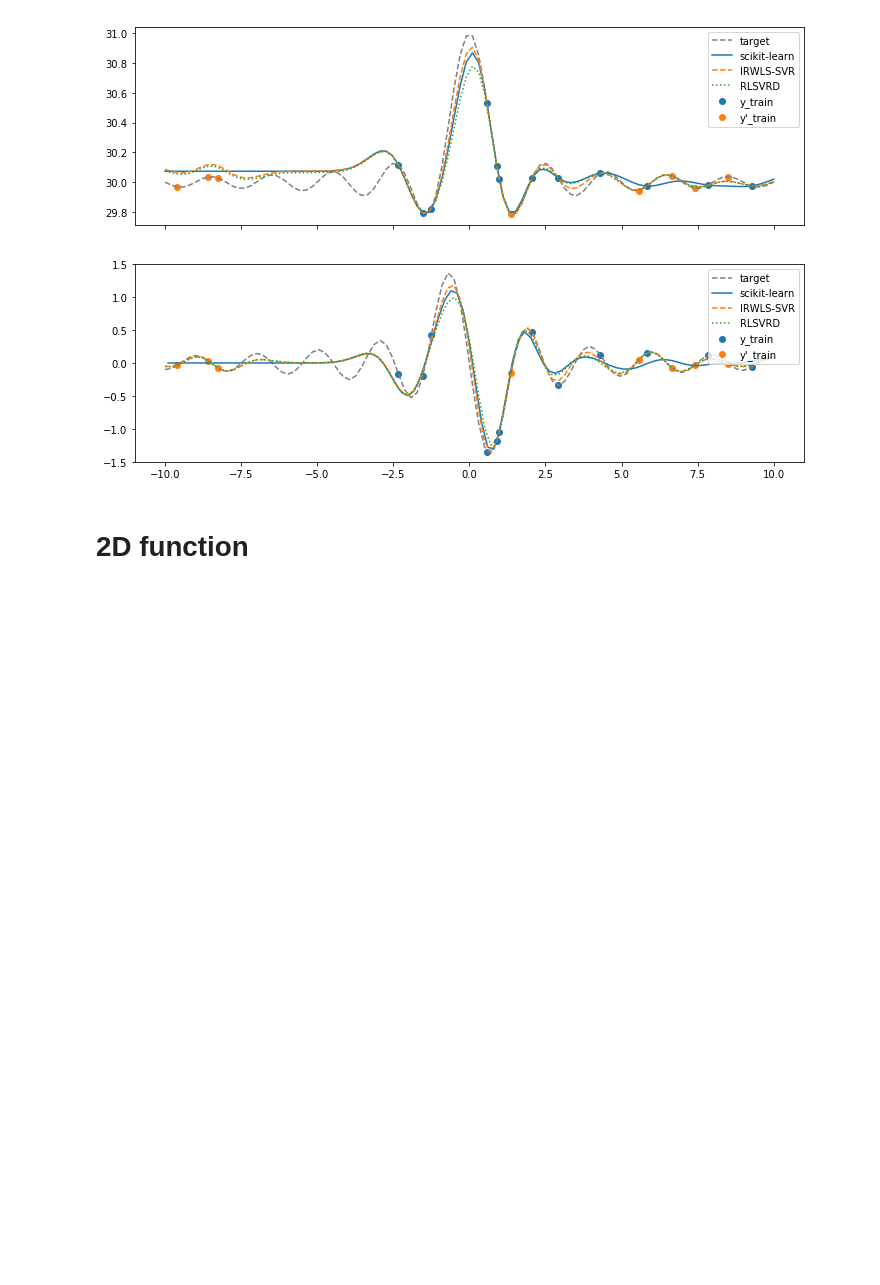
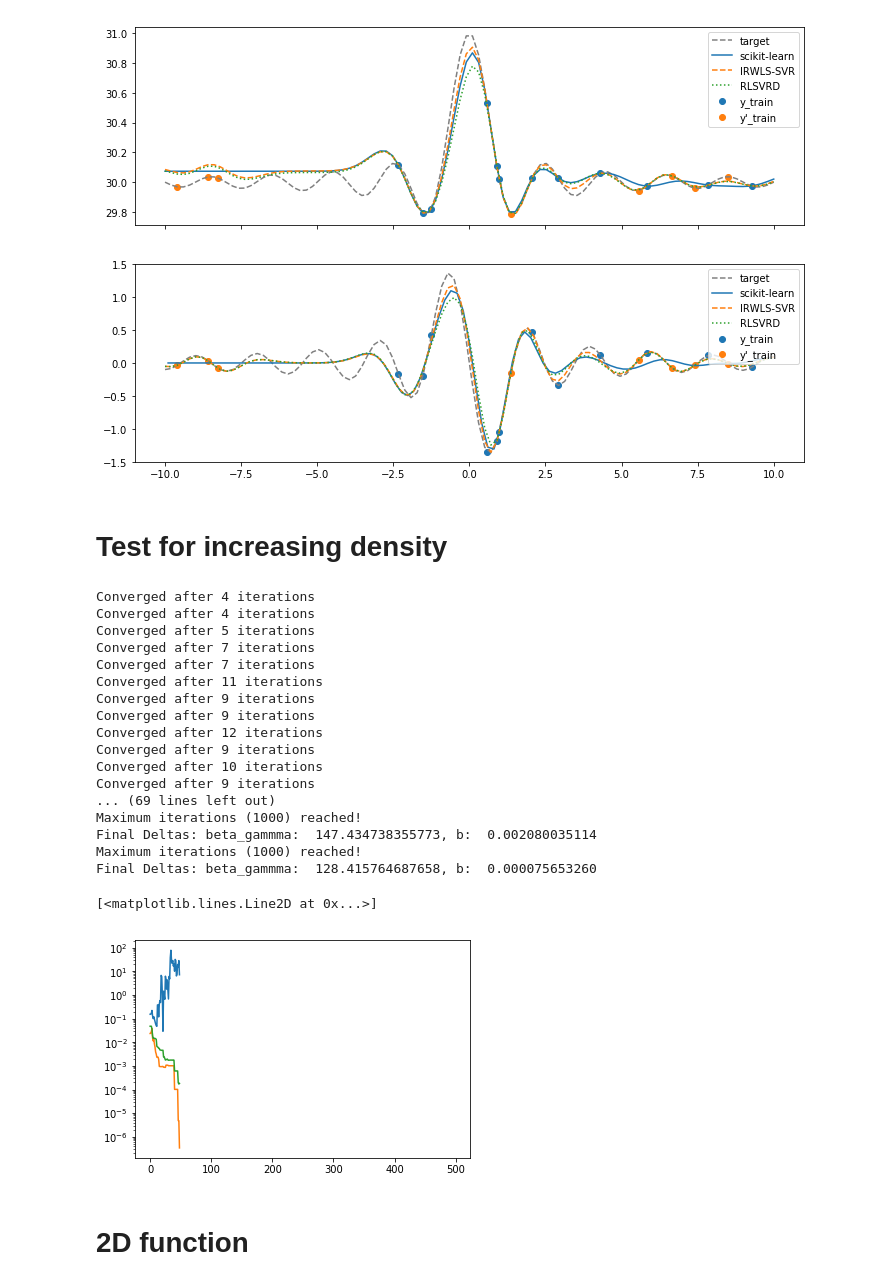
Before and after one commit to ralf-meyer/MLDerivs, a Jupyter notebook: example.ipynb, the cells around one changed output. Cells and saved outputs as stored; diff of their text form; code cells hidden in the pictures; blank space fills up the shorter version.

Commit message:
Additional test

```diff
--- a/example.ipynb
+++ b/example.ipynb
@@ -57,6 +57,73 @@ ax1.legend(loc = 1)
 # %% [output]
 <matplotlib.legend.Legend at 0x...>
 [figure]
+# %% [markdown]
+# Test for increasing density
+# %%
+def f(x):
+    return 30 + np.sin(np.pi*x)/(np.pi*x)
+def f_prime(x):
+    return  (np.pi*x*np.cos(np.pi*x)-np.sin(np.pi*x))/x**2/np.pi
+
+np.random.seed(0)
+x_train = np.random.uniform(size = (500, 1), low = -10.0, high = 10.0)
+x_prime_train = x_train#np.random.uniform(size = (8, 1), low = -10.0, high = 10.0)
+y_train = f(x_train[:,0])
+y_prime_train = f_prime(x_prime_train)
+# %%
+C1 = 10.0**2
+C2 = 10.0**2
+epsilon = 0.001
+
+IRWLS = IRWLS_SVR(C1 = C1, C2 = C2, epsilon = epsilon, gamma = 1.0)
+RLSVRD = RLSVRD_regressor(C1 = C1, C2 = C2, gamma = 1.0, method = 1)
+sk_svr = SVR(C = C1, epsilon = epsilon, gamma = 1.0)
+x_test = np.linspace(-10.0, 10.0, 2000).reshape((-1,1))
+y_test = f(x_test).ravel()
+irwls_error = np.zeros(len(x_train)-1)
+rlsvrd_error = np.zeros(len(x_train)-1)
+sk_svr_error = np.zeros(len(x_train)-1)
+
+for i in range(1, 50):
+    IRWLS.fit(x_train[:i, :], y_train[:i], x_prime_train[:i,:], y_prime_train[:i,:])
+    RLSVRD.fit(x_train[:i, :], y_train[:i], x_prime_train[:i,:], y_prime_train[:i,:])
+    sk_svr.fit(x_train[:i, :], y_train[:i])
+    irwls_error[i-1] = np.sqrt(np.mean((IRWLS.predict(x_test) - y_test)**2))
+    rlsvrd_error[i-1] = np.mean((RLSVRD.predict(x_test) - y_test)**2)
+    sk_svr_error[i-1] = np.mean((sk_svr.predict(x_test) - y_test)**2)
+    #plt.figure()
+    #plt.plot(x_test, y_test)
+    #plt.scatter(x_train[:i, 0], y_train[:i])
+    #plt.plot(x_test, RLSVRD.predict(x_test))
+    #plt.plot(x_test, sk_svr.predict(x_test))
+    #plt.show()
+    #print(np.sqrt(np.mean((RLSVRD.predict(x_test) - y_test)**2)))
+
+#plt.plot(irwls_error)
+plt.figure()
+plt.semilogy(irwls_error)
+plt.semilogy(rlsvrd_error)
+plt.semilogy(sk_svr_error)
+# %% [output]
+Converged after 4 iterations
+Converged after 4 iterations
+Converged after 5 iterations
+Converged after 7 iterations
+Converged after 7 iterations
+Converged after 11 iterations
+Converged after 9 iterations
+Converged after 9 iterations
+Converged after 12 iterations
+Converged after 9 iterations
+Converged after 10 iterations
+Converged after 9 iterations
+... (69 lines left out)
+Maximum iterations (1000) reached!
+Final Deltas: beta_gammma:  147.434738355773, b:  0.002080035114
+Maximum iterations (1000) reached!
+Final Deltas: beta_gammma:  128.415764687658, b:  0.000075653260
+[<matplotlib.lines.Line2D at 0x...>]
+[figure, added]
 # %% [markdown]
 # 2D function
 # %%
```
